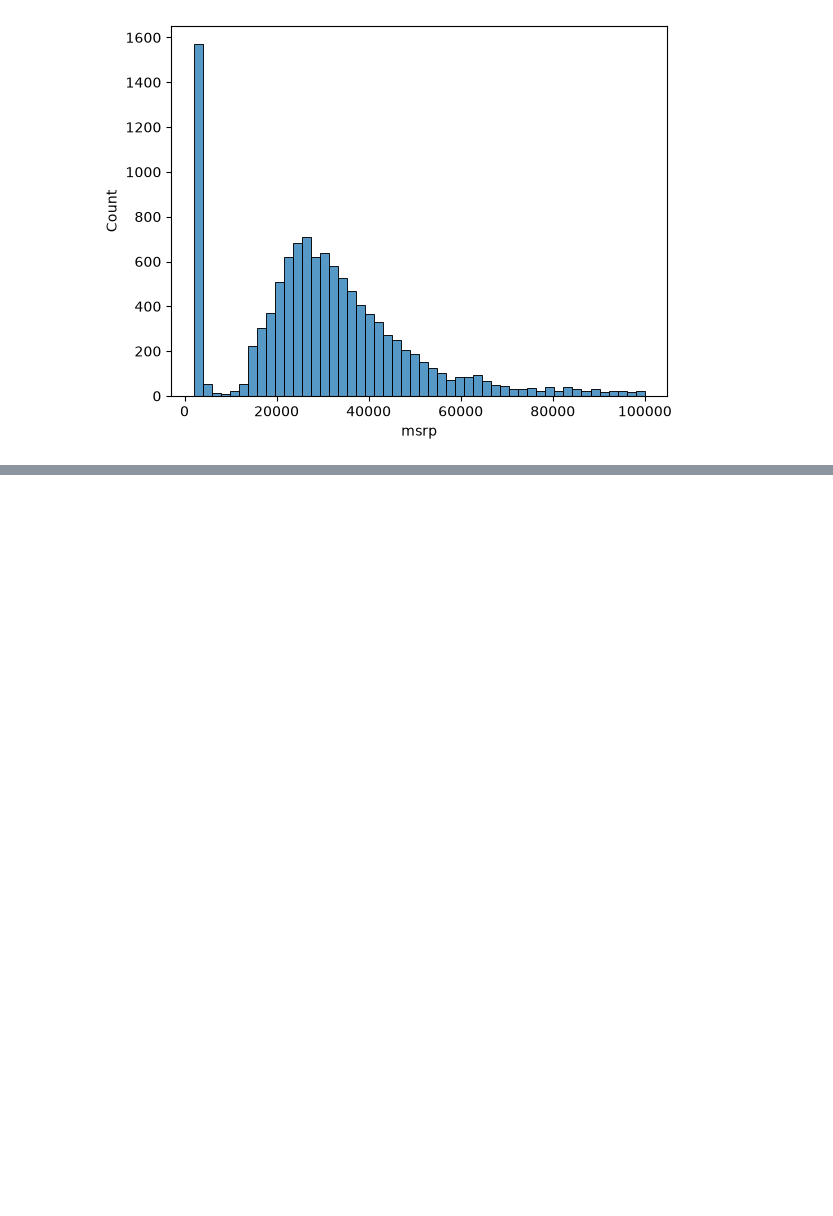
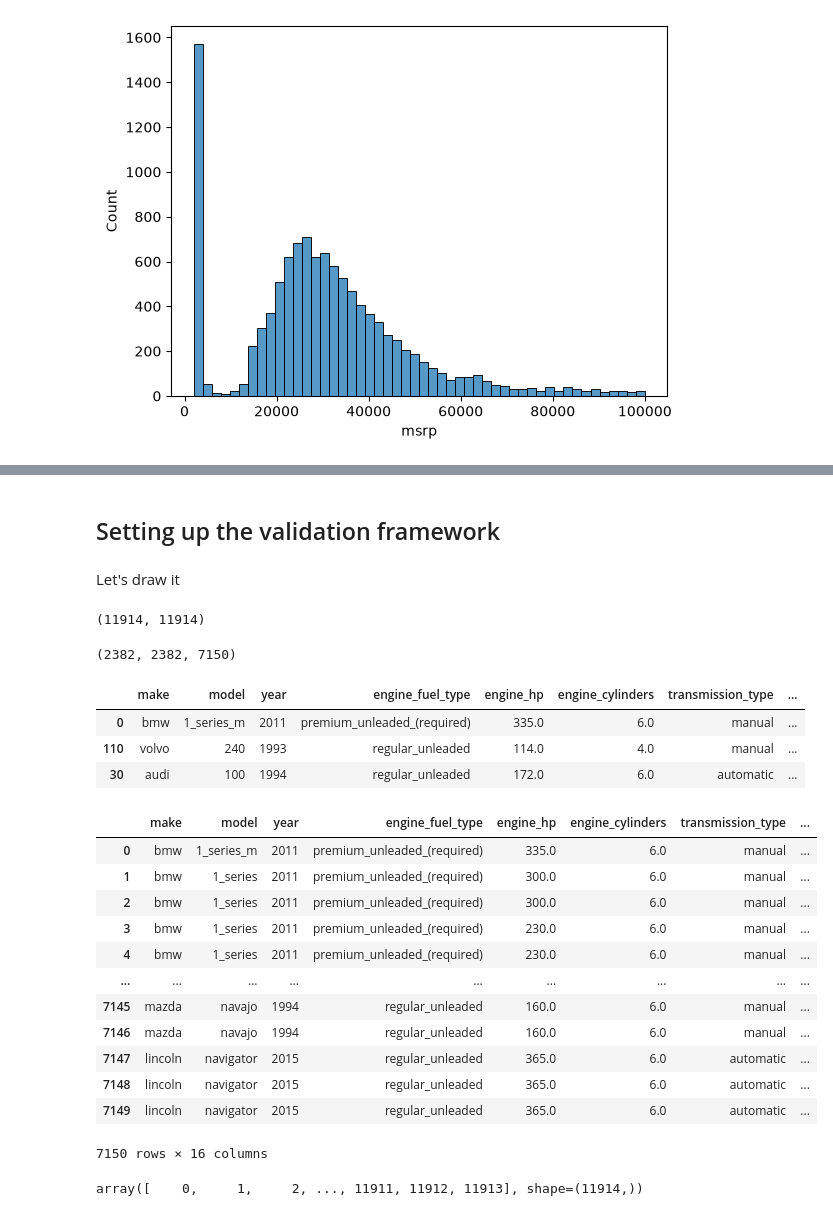
Before and after one commit to md-yaseen/machine-learning-zoomcamp, a Jupyter notebook: 02-regression/02-car-price.ipynb, the cells around one changed output, grey strips where cells are left out. Cells and saved outputs as stored; diff of their text form; code cells hidden in the pictures; blank space fills up the shorter version.

Commit message:
Setting up validation framework

```diff
--- a/02-regression/02-car-price.ipynb
+++ b/02-regression/02-car-price.ipynb
@@ -198,0 +251,49 @@ sns.histplot(df.msrp[df.msrp < 100000], bins=50)
+# %% [markdown]
+## Setting up the validation framework
+# %% [markdown]
+Let's draw it
+# %%
+n = len(df)
+
+n_val = int(n * 0.2) #validation data
+n_test = int(n * 0.2) #testing data
+n_train = n - n_val - n_test # Training data (We cannot add n_val and n_test and the rounding off by int() will remove few values and hence we just substract and use the remaining for training purposes)
+# %%
+n, n_val + n_test + n_train
+# %% [output]
+(11914, 11914)
+# %%
+n_val , n_test , n_train
+# %% [output]
+(2382, 2382, 7150)
+# %%
+df.iloc[[0, 110, 30]]
+# %% [output]
+|  | make | model | year | engine_fuel_type | engine_hp | engine_cylinders | transmission_type | ... |
+| 0 | bmw | 1_series_m | 2011 | premium_unleaded_(required) | 335.0 | 6.0 | manual | ... |
+| 110 | volvo | 240 | 1993 | regular_unleaded | 114.0 | 4.0 | manual | ... |
+| 30 | audi | 100 | 1994 | regular_unleaded | 172.0 | 6.0 | automatic | ... |
+# %%
+df_train = df.iloc[:n_train]
+df_val = df.iloc[n_train:n_train+n_val]
+df_test = df.iloc[n_train+n_val:]
+# %%
+df_train
+# %% [output]
+|  | make | model | year | engine_fuel_type | engine_hp | engine_cylinders | transmission_type | ... |
+| 0 | bmw | 1_series_m | 2011 | premium_unleaded_(required) | 335.0 | 6.0 | manual | ... |
+| 1 | bmw | 1_series | 2011 | premium_unleaded_(required) | 300.0 | 6.0 | manual | ... |
+| 2 | bmw | 1_series | 2011 | premium_unleaded_(required) | 300.0 | 6.0 | manual | ... |
+| 3 | bmw | 1_series | 2011 | premium_unleaded_(required) | 230.0 | 6.0 | manual | ... |
+| 4 | bmw | 1_series | 2011 | premium_unleaded_(required) | 230.0 | 6.0 | manual | ... |
+| ... | ... | ... | ... | ... | ... | ... | ... | ... |
+| 7145 | mazda | navajo | 1994 | regular_unleaded | 160.0 | 6.0 | manual | ... |
+| 7146 | mazda | navajo | 1994 | regular_unleaded | 160.0 | 6.0 | manual | ... |
+| 7147 | lincoln | navigator | 2015 | regular_unleaded | 365.0 | 6.0 | automatic | ... |
+| 7148 | lincoln | navigator | 2015 | regular_unleaded | 365.0 | 6.0 | automatic | ... |
+| 7149 | lincoln | navigator | 2015 | regular_unleaded | 365.0 | 6.0 | automatic | ... |
+7150 rows × 16 columns
+# %%
+np.arange(n)
+# %% [output]
+array([    0,     1,     2, ..., 11911, 11912, 11913], shape=(11914,))
```
Also changed, not shown: parts of 21 cells of this notebook, 1 other file.
